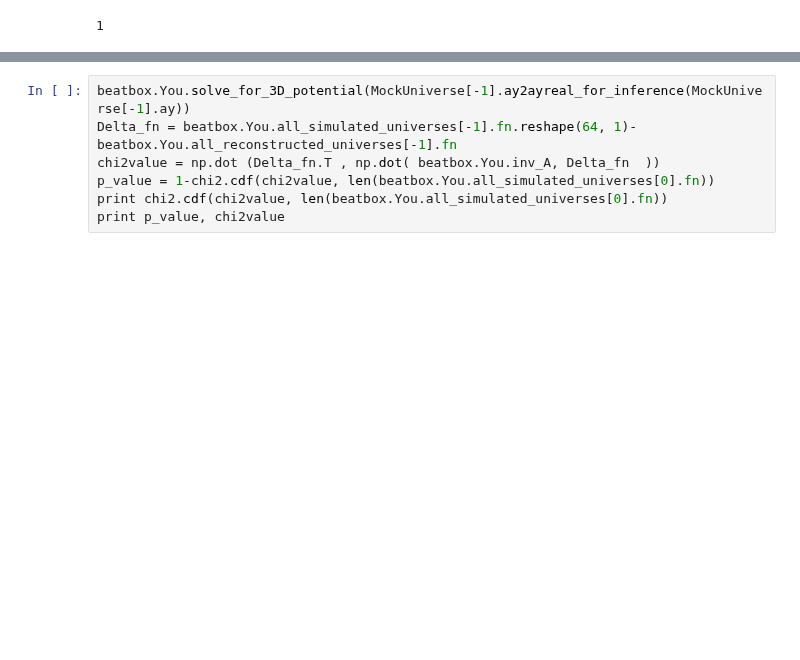
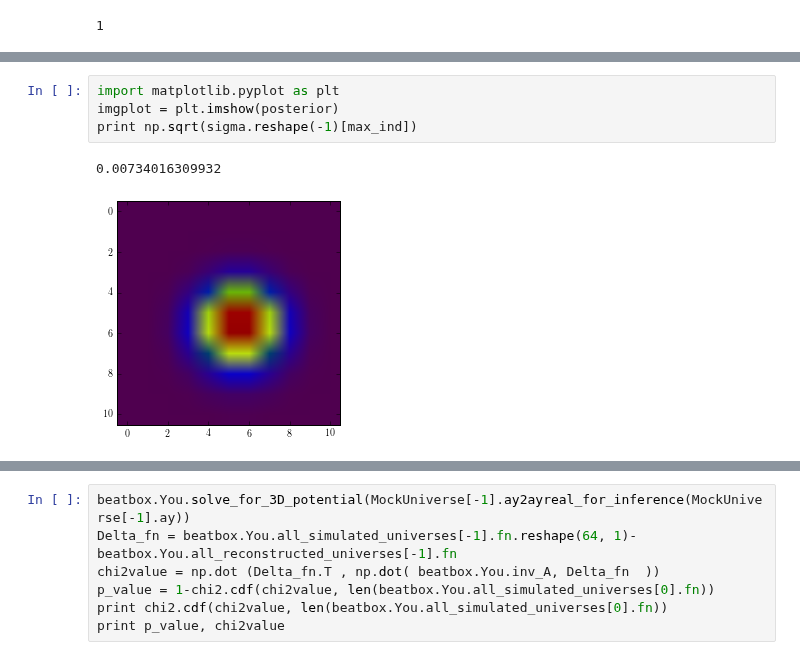
Before and after one commit to LaurencePeanuts/Music, a Jupyter notebook: Scripts/Robustness_notebook.ipynb, the cells around one changed output, grey strips where cells are left out. Saved outputs shown, nothing was run; the diff lists cells and outputs as text; blank space fills up the shorter version.

```diff
--- a/Scripts/Robustness_notebook.ipynb
+++ b/Scripts/Robustness_notebook.ipynb
@@ -18,0 +34,7 @@ For l_max = 8 and n_max = 2, the RMS error on the alpha recovery is 0.1725121739
+# %%
+import matplotlib.pyplot as plt
+imgplot = plt.imshow(posterior)
+print np.sqrt(sigma.reshape(-1)[max_ind])
+# %% [output]
+0.00734016309932
+[figure, added]
```
Also changed, not shown: parts of 17 cells of this notebook, 3 other files.
